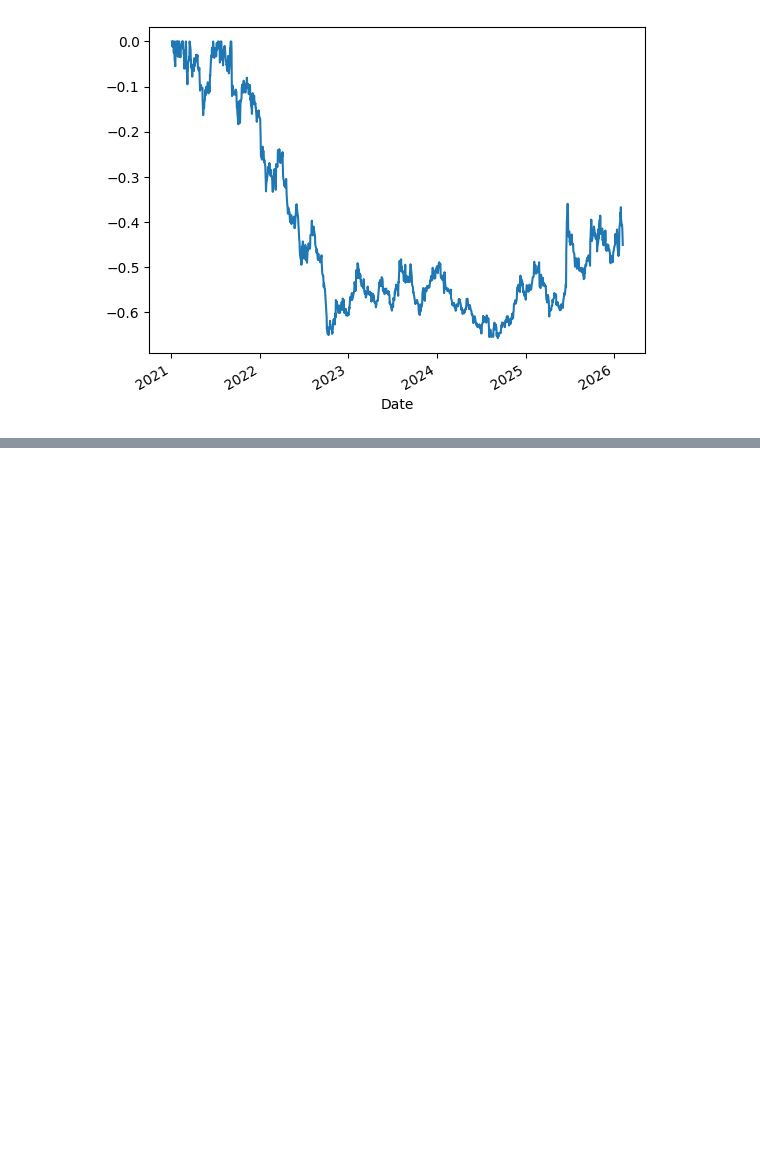
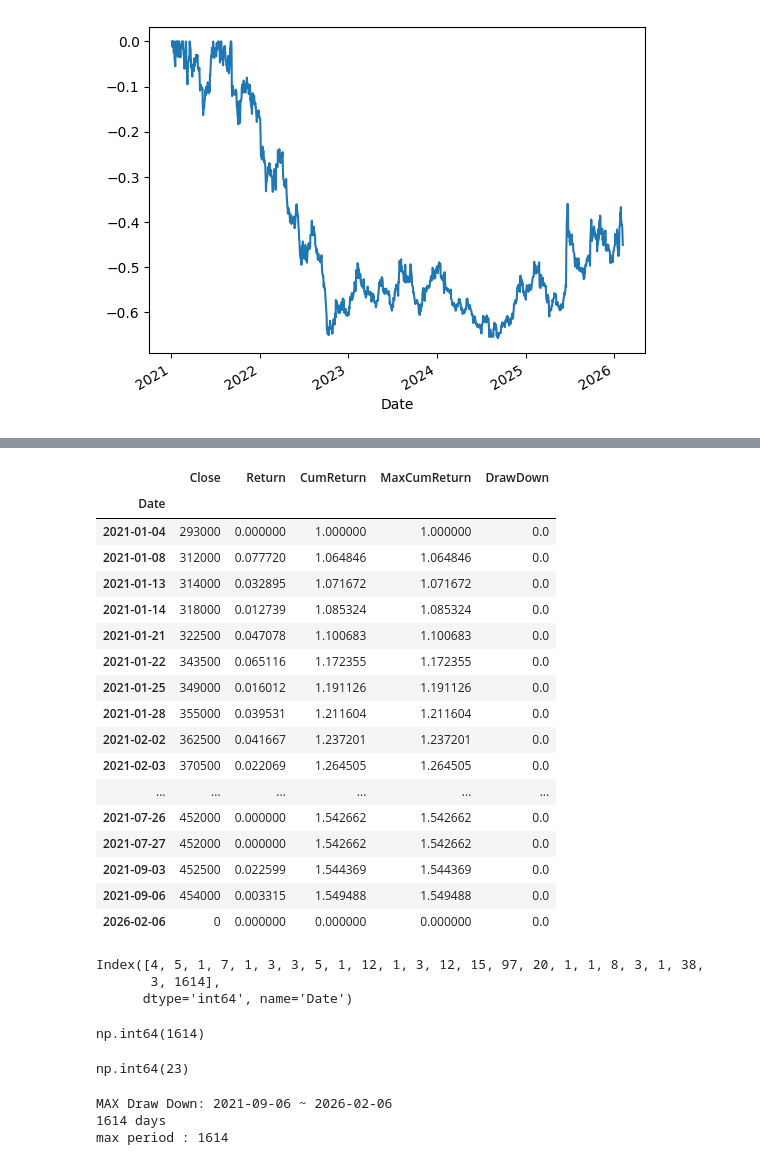
Before and after one commit to bbangwon/finance-study, a Jupyter notebook: study_002.ipynb, the cells around one changed output, grey strips where cells are left out. Saved outputs shown, nothing was run; the diff lists cells and outputs as text; code cells hidden in the pictures; blank space fills up the shorter version.

```diff
--- a/study_002.ipynb
+++ b/study_002.ipynb
@@ -419,0 +474,53 @@ df["DrawDown"].plot()
+# %%
+df_max_close.loc[df.index[len(df) - 1]] = 0  # 신고점에 마지막 날짜 추가
+df_max_close
+# %% [output]
+|  | Close | Return | CumReturn | MaxCumReturn | DrawDown |
+| Date |  |  |  |  |  |
+| 2021-01-04 | 293000 | 0.000000 | 1.000000 | 1.000000 | 0.0 |
+| 2021-01-08 | 312000 | 0.077720 | 1.064846 | 1.064846 | 0.0 |
+| 2021-01-13 | 314000 | 0.032895 | 1.071672 | 1.071672 | 0.0 |
+| 2021-01-14 | 318000 | 0.012739 | 1.085324 | 1.085324 | 0.0 |
+| 2021-01-21 | 322500 | 0.047078 | 1.100683 | 1.100683 | 0.0 |
+| 2021-01-22 | 343500 | 0.065116 | 1.172355 | 1.172355 | 0.0 |
+| 2021-01-25 | 349000 | 0.016012 | 1.191126 | 1.191126 | 0.0 |
+| 2021-01-28 | 355000 | 0.039531 | 1.211604 | 1.211604 | 0.0 |
+| 2021-02-02 | 362500 | 0.041667 | 1.237201 | 1.237201 | 0.0 |
+| 2021-02-03 | 370500 | 0.022069 | 1.264505 | 1.264505 | 0.0 |
+| ... | ... | ... | ... | ... | ... |
+| 2021-07-26 | 452000 | 0.000000 | 1.542662 | 1.542662 | 0.0 |
+| 2021-07-27 | 452000 | 0.000000 | 1.542662 | 1.542662 | 0.0 |
+| 2021-09-03 | 452500 | 0.022599 | 1.544369 | 1.544369 | 0.0 |
+| 2021-09-06 | 454000 | 0.003315 | 1.549488 | 1.549488 | 0.0 |
+| 2026-02-06 | 0 | 0.000000 | 0.000000 | 0.000000 | 0.0 |
+# %%
+period = df_max_close.index[1:] - df_max_close.index[:-1]
+mdd_days = period.days
+mdd_days
+# %% [output]
+Index([4, 5, 1, 7, 1, 3, 3, 5, 1, 12, 1, 3, 12, 15, 97, 20, 1, 1, 8, 3, 1, 38,
+       3, 1614],
+      dtype='int64', name='Date')
+# %%
+max_period = mdd_days.max()
+max_period
+# %% [output]
+np.int64(1614)
+# %%
+max_period_idx = mdd_days.argmax()
+max_period_idx
+# %% [output]
+np.int64(23)
+# %%
+print(
+    "MAX Draw Down: {} ~ {}".format(
+        df_max_close.index[:-1][max_period_idx].date(),
+        df_max_close.index[1:][max_period_idx].date(),
+    )
+)
+print("{} days".format(max_period))
+print("max period : {}".format(max_period))
+# %% [output]
+MAX Draw Down: 2021-09-06 ~ 2026-02-06
+1614 days
+max period : 1614
```
Also changed, not shown: parts of 4 cells of this notebook.
